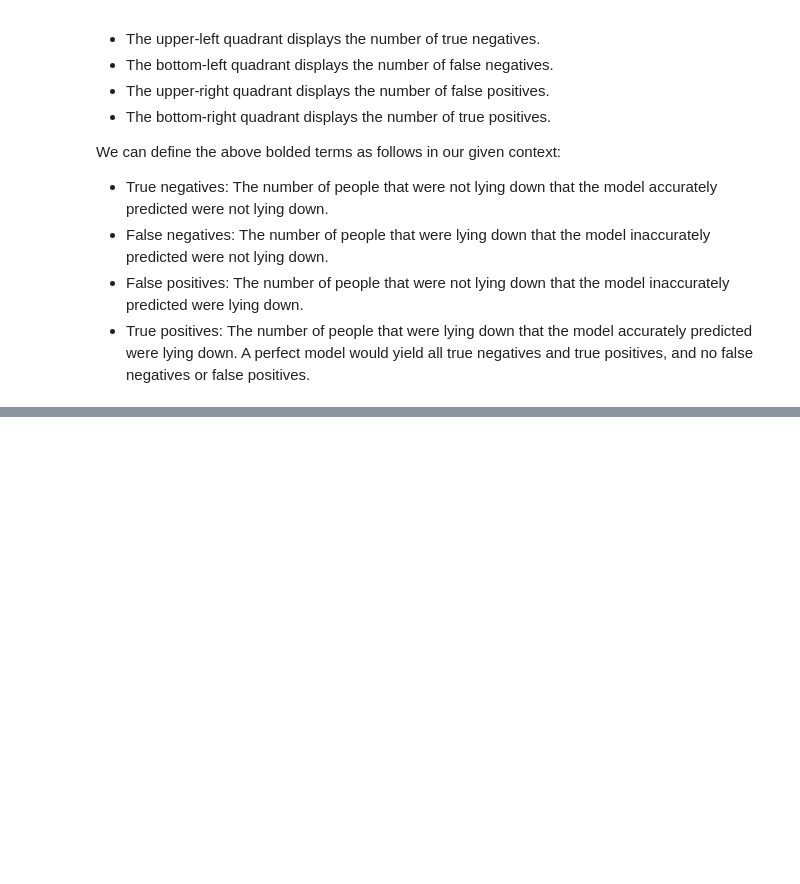
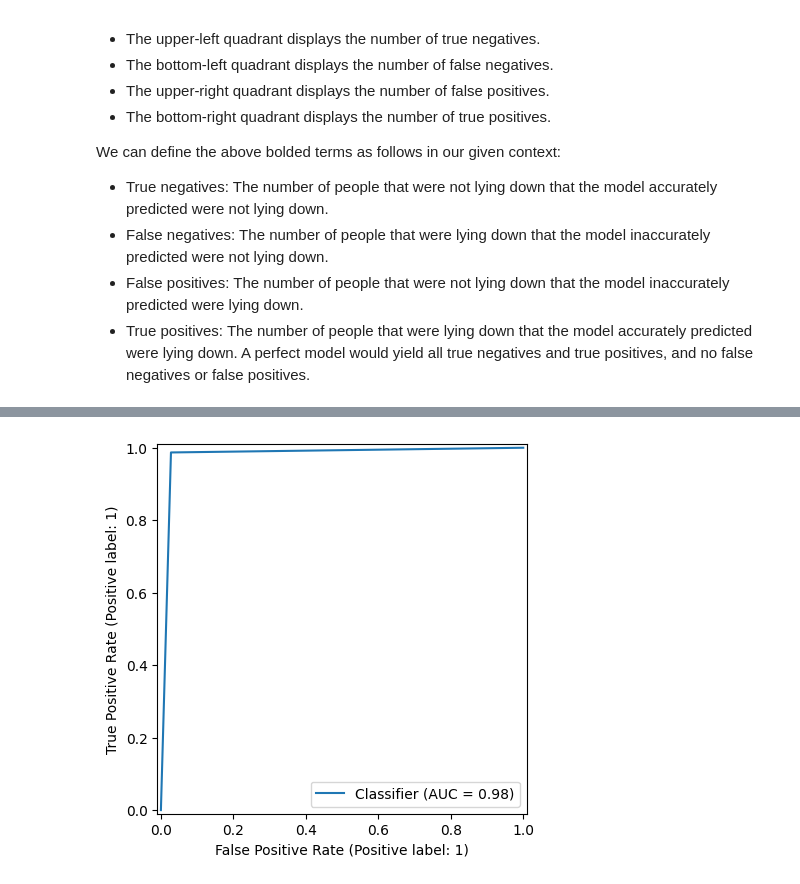
Before and after one commit to AfobCode/LearningPython, a Jupyter notebook: Regression_Analysis/binomial_logistic_regression_intro.ipynb, the cells around one changed output, grey strips where cells are left out. Saved outputs shown, nothing was run; the diff lists cells and outputs as text; code cells hidden in the pictures; blank space fills up the shorter version.

```diff
--- a/Regression_Analysis/binomial_logistic_regression_intro.ipynb
+++ b/Regression_Analysis/binomial_logistic_regression_intro.ipynb
@@ -200,0 +238,7 @@ A perfect model would yield all true negatives and true positives, and no false
+# %%
+from sklearn.metrics import RocCurveDisplay
+
+RocCurveDisplay.from_predictions(acc_test['LyingDown'],acc_test['LyingDown_pred'])
+plt.show()
+# %% [output]
+[figure, added]
```
Also changed, not shown: parts of 7 cells of this notebook, 1 other file.
